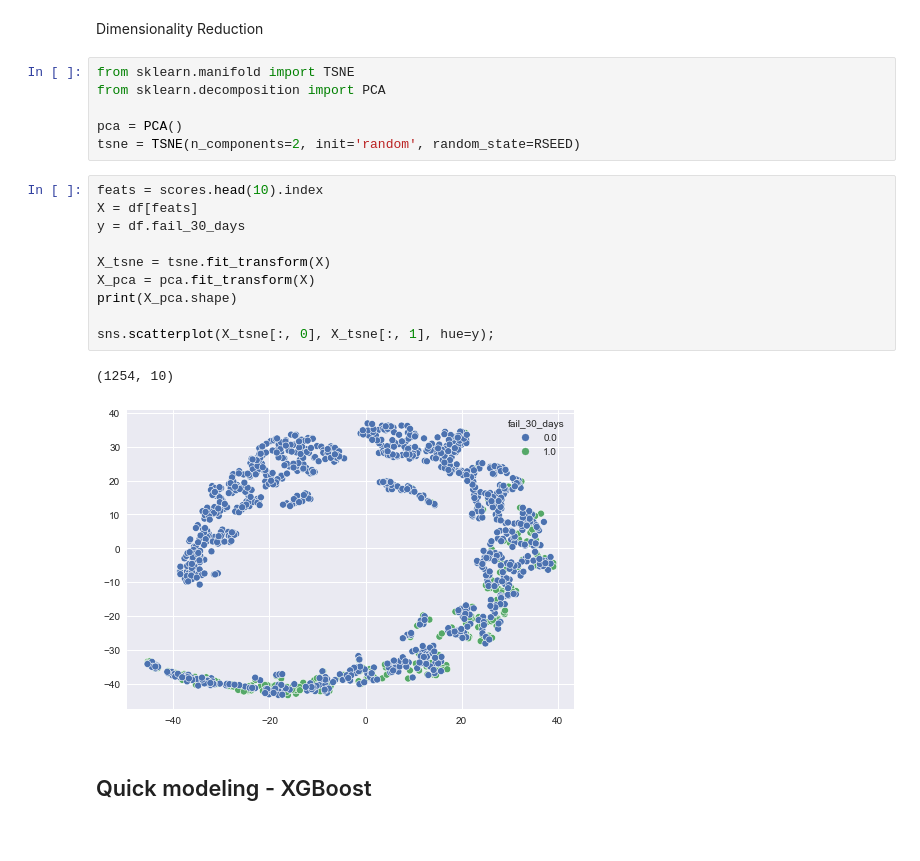
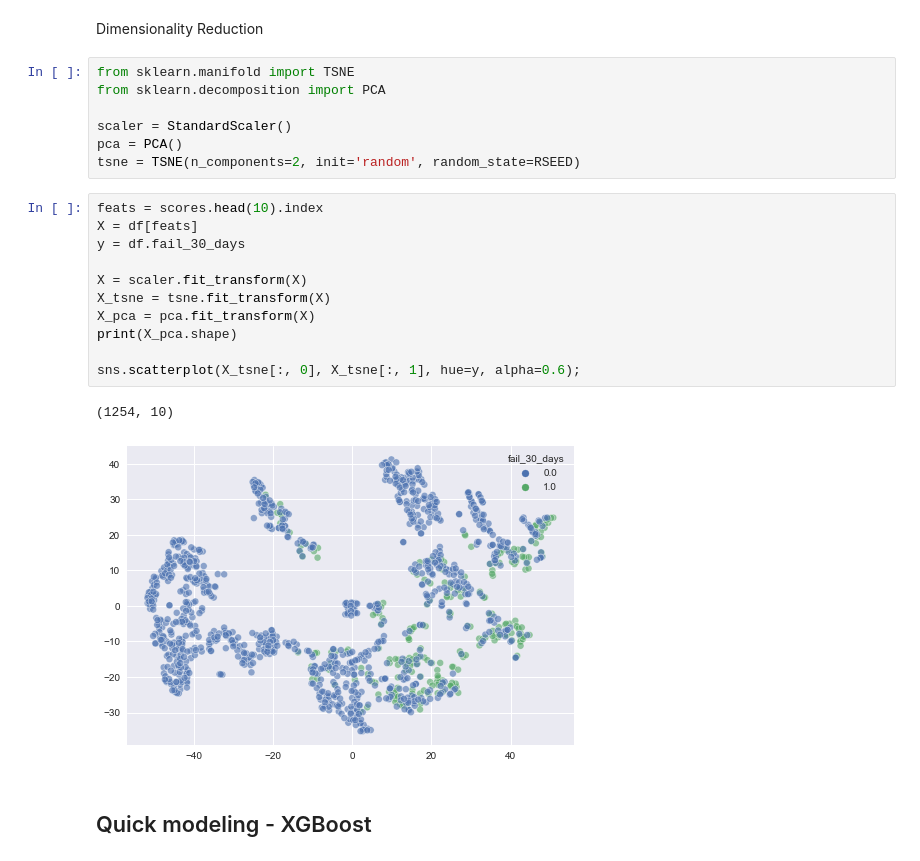
Before and after one commit to wcmphysics/DataScienceBootcamp-Capstone, a Jupyter notebook: notebooks/felix-first-EDA.ipynb, the cells around one changed output. Drawn from its saved outputs; the diff is of its cells as text.

```diff
--- a/notebooks/felix-first-EDA.ipynb
+++ b/notebooks/felix-first-EDA.ipynb
@@ -309,21 +329,23 @@ Dimensionality Reduction
 from sklearn.manifold import TSNE
 from sklearn.decomposition import PCA
 
+scaler = StandardScaler()
 pca = PCA()
 tsne = TSNE(n_components=2, init='random', random_state=RSEED)
 # %%
 feats = scores.head(10).index
 X = df[feats]
 y = df.fail_30_days
 
+X = scaler.fit_transform(X)
 X_tsne = tsne.fit_transform(X)
 X_pca = pca.fit_transform(X)
 print(X_pca.shape)
 
-sns.scatterplot(X_tsne[:, 0], X_tsne[:, 1], hue=y);
+sns.scatterplot(X_tsne[:, 0], X_tsne[:, 1], hue=y, alpha=0.6);
 # %% [output]
 (1254, 10)
-[figure, old version]
+[figure, new version]
 # %% [markdown]
 ## Quick modeling - XGBoost
 # %%
```
Also changed, not shown: parts of 28 cells of this notebook.
